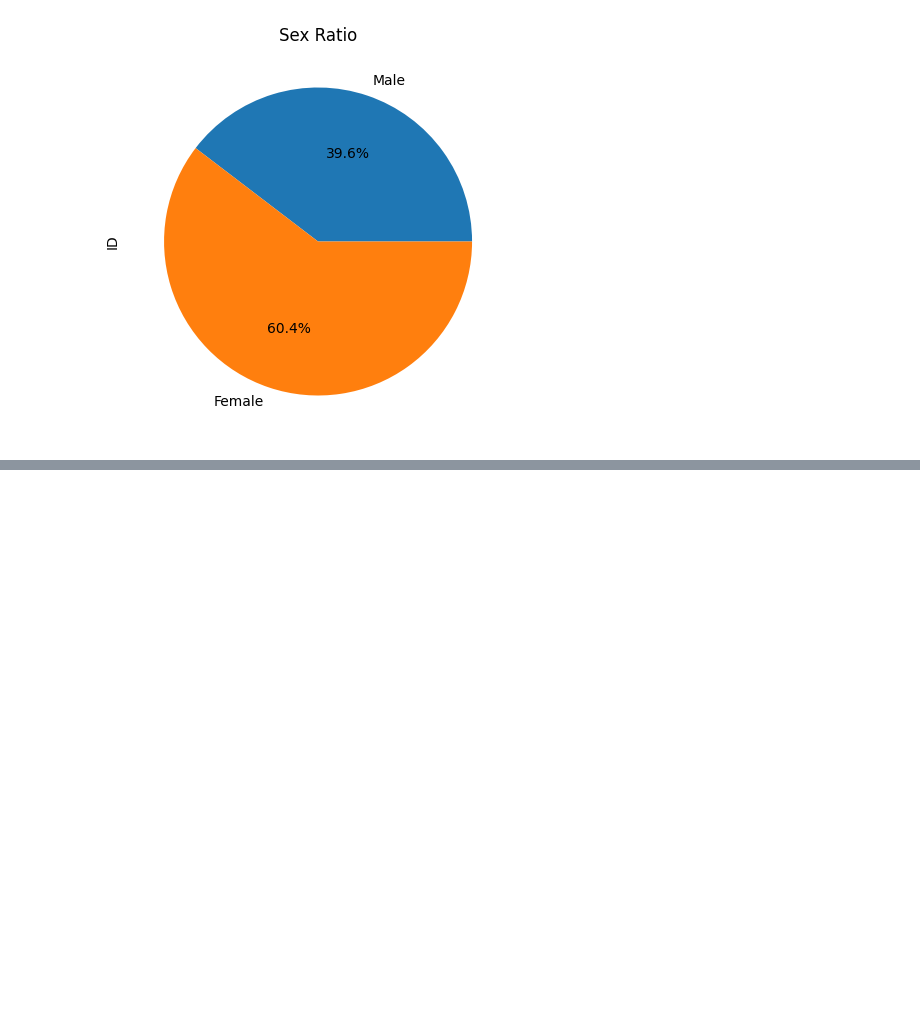
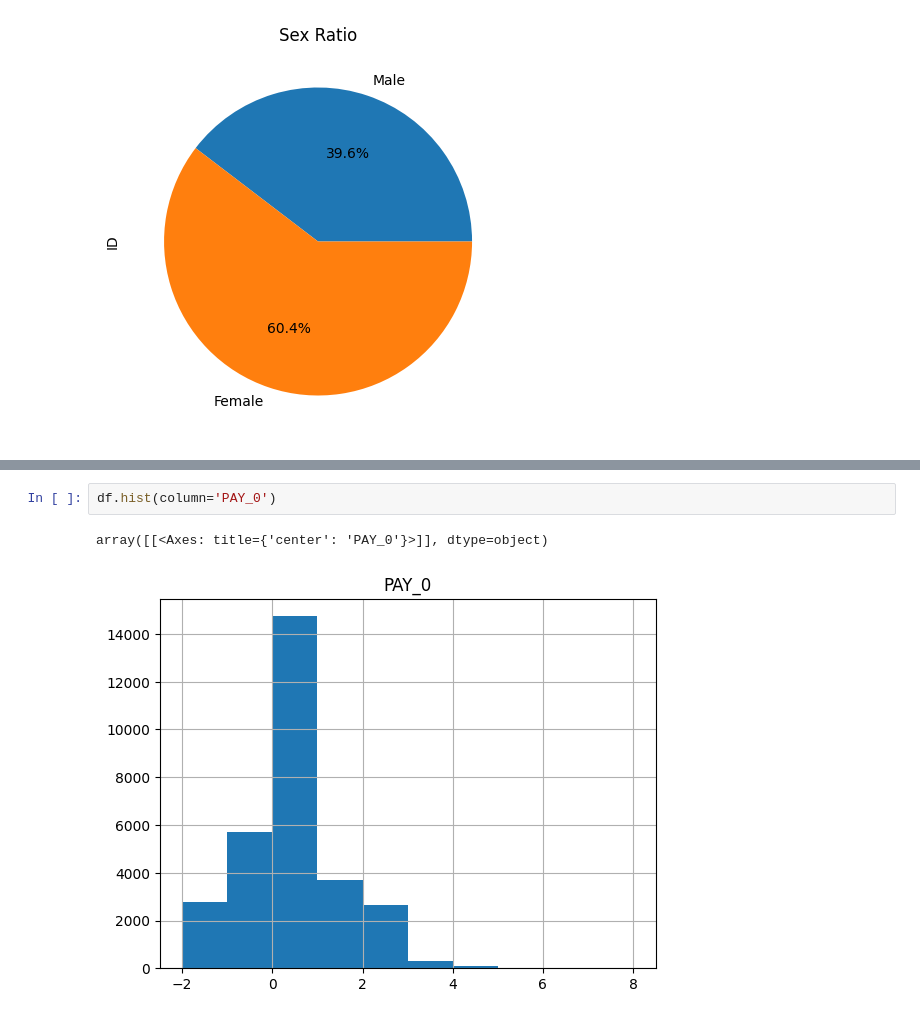
Before and after one commit to actlyong/DataScience, a Jupyter notebook: credit_scoring_model/credit_scoring_model.ipynb, the cells around one changed output, grey strips where cells are left out. Drawn from its saved outputs; the diff is of its cells as text; blank space fills up the shorter version.

```diff
--- a/credit_scoring_model/credit_scoring_model.ipynb
+++ b/credit_scoring_model/credit_scoring_model.ipynb
@@ -133,0 +170,5 @@ sex \
+# %%
+df.hist(column='PAY_0')
+# %% [output]
+array([[<Axes: title={'center': 'PAY_0'}>]], dtype=object)
+[figure, added]
```
Also changed, not shown: parts of 11 cells of this notebook.
